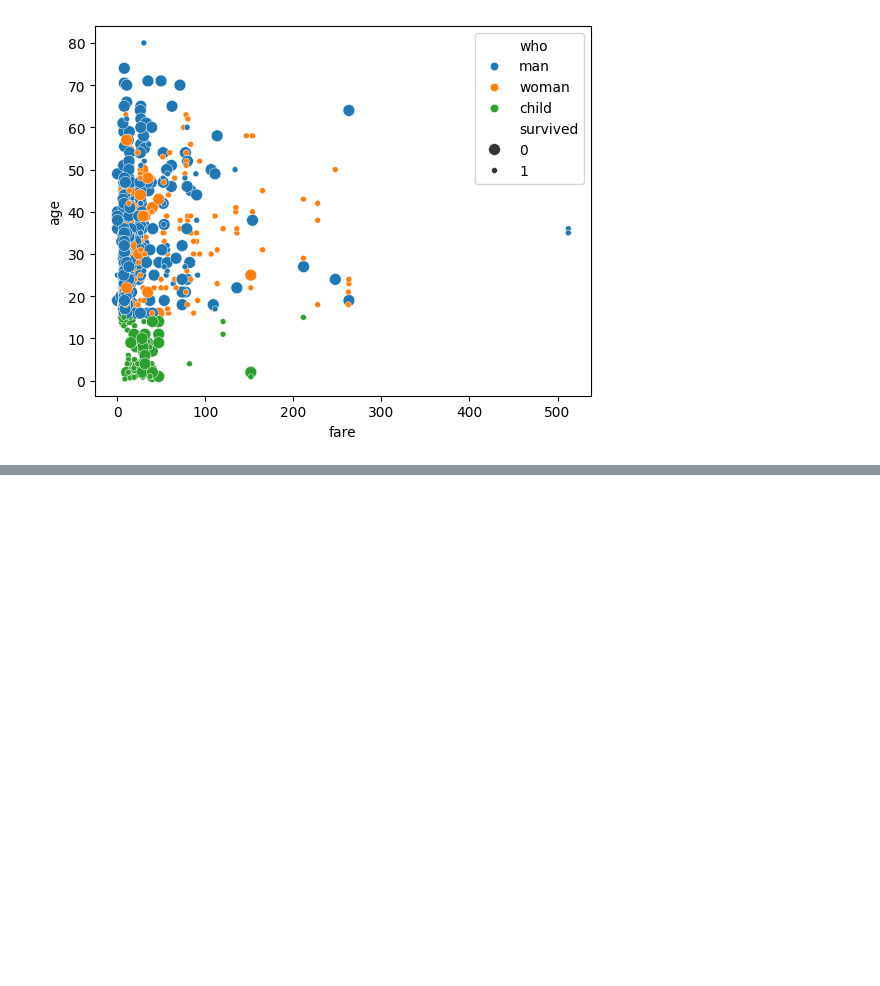
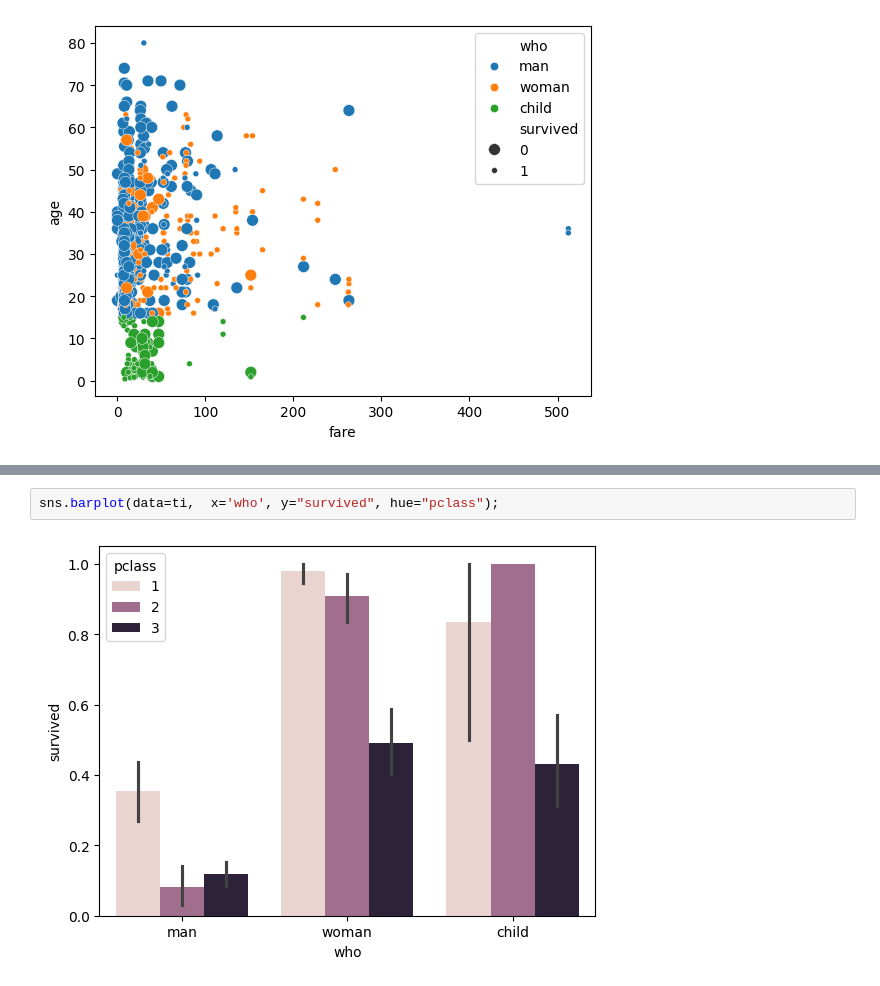
Before and after one commit to aseem-raspberry/OpenAI-Training, a Jupyter notebook: Sep24_002_EDA_Visuals.ipynb, the cells around one changed output, grey strips where cells are left out. Saved outputs shown, nothing was run; the diff lists cells and outputs as text; blank space fills up the shorter version.

```diff
--- a/Sep24_002_EDA_Visuals.ipynb
+++ b/Sep24_002_EDA_Visuals.ipynb
@@ -321,0 +322,4 @@ sns.barplot(data=ti,  x='who', y="fare", hue="survived");
+# %%
+sns.barplot(data=ti,  x='who', y="survived", hue="pclass");
+# %% [output]
+[figure, added]
```
Also changed, not shown: parts of 1 cell of this notebook.
